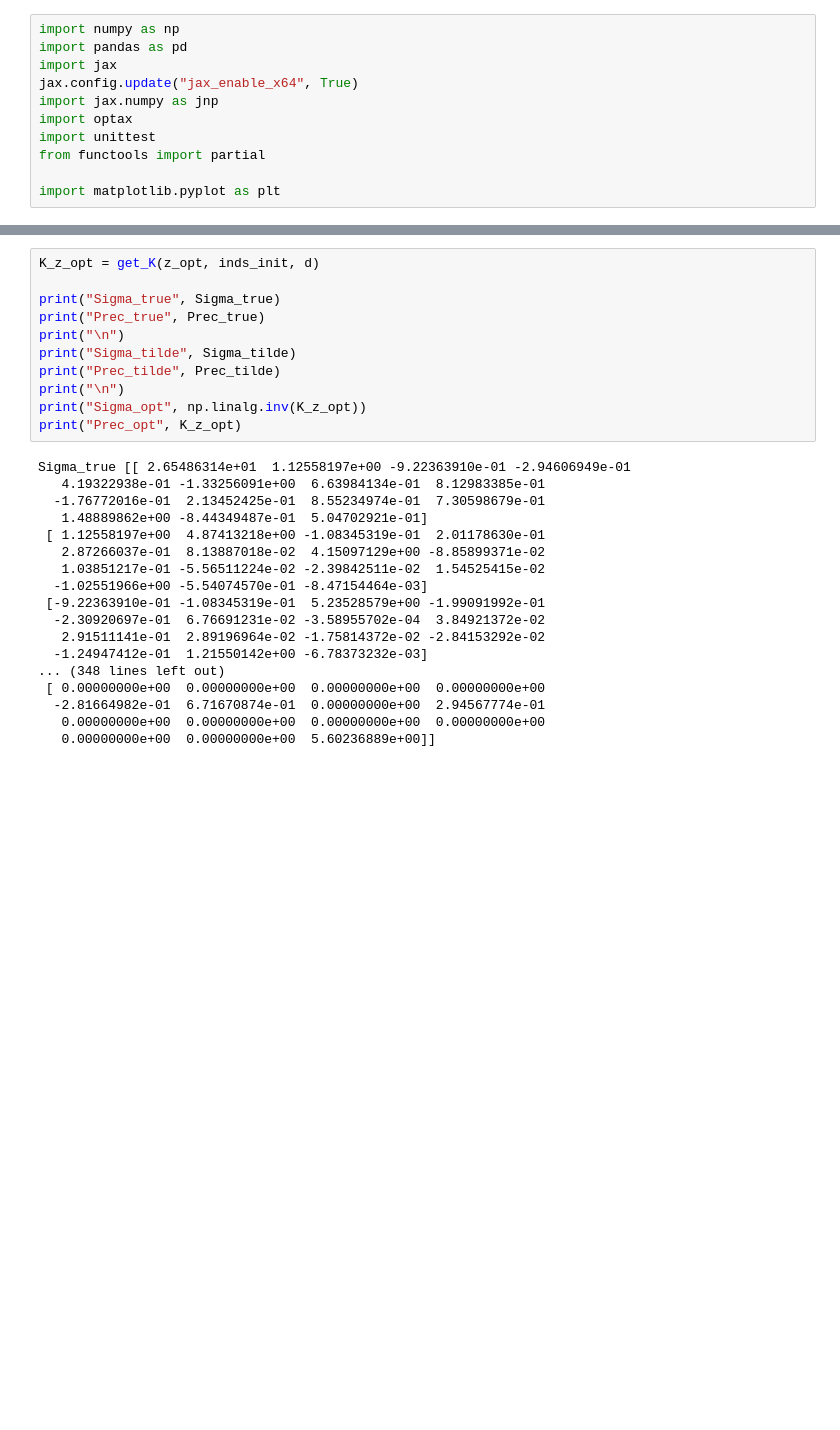
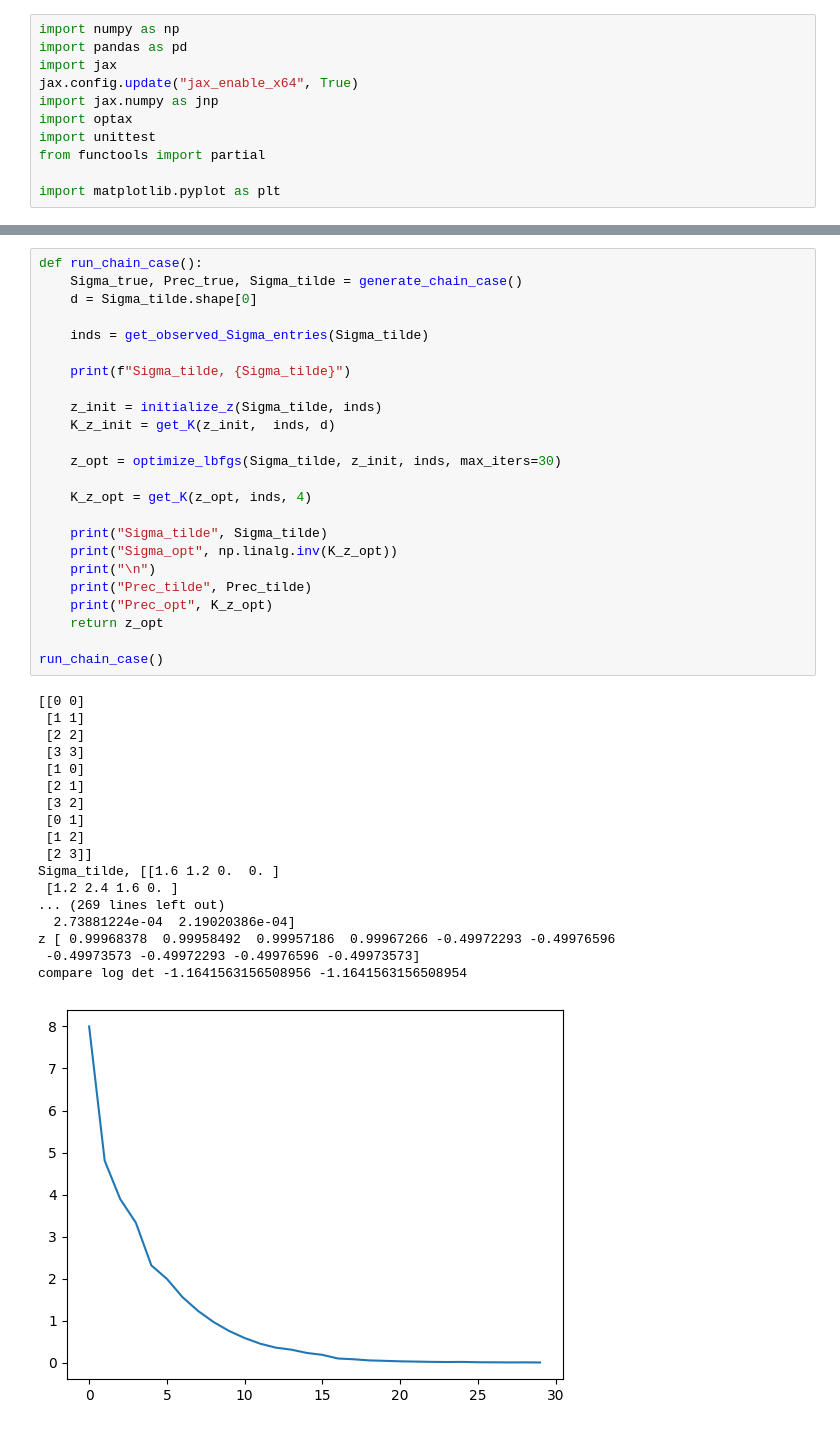
Before and after one commit to ceciliaferrando/private-ggm, a Jupyter notebook: PrivateGGM-notebook.ipynb, the cells around one changed output, grey strips where cells are left out. Drawn from its saved outputs; the diff is of its cells as text; blank space fills up the shorter version.

```diff
--- a/PrivateGGM-notebook.ipynb
+++ b/PrivateGGM-notebook.ipynb
@@ -403,29 +455,43 @@ Sigma_true, [[ 2.65486314e+01  1.12558197e+00 -9.22363910e-01 -2.94606949e-01
-# %%
-K_z_opt = get_K(z_opt, inds_init, d)
-
-print("Sigma_true", Sigma_true)
-print("Prec_true", Prec_true)
-print("\n")
-print("Sigma_tilde", Sigma_tilde)
-print("Prec_tilde", Prec_tilde)
-print("\n")
-print("Sigma_opt", np.linalg.inv(K_z_opt))
-print("Prec_opt", K_z_opt)
-# %% [output]
-Sigma_true [[ 2.65486314e+01  1.12558197e+00 -9.22363910e-01 -2.94606949e-01
-   4.19322938e-01 -1.33256091e+00  6.63984134e-01  8.12983385e-01
-  -1.76772016e-01  2.13452425e-01  8.55234974e-01  7.30598679e-01
-   1.48889862e+00 -8.44349487e-01  5.04702921e-01]
- [ 1.12558197e+00  4.87413218e+00 -1.08345319e-01  2.01178630e-01
-   2.87266037e-01  8.13887018e-02  4.15097129e+00 -8.85899371e-02
-   1.03851217e-01 -5.56511224e-02 -2.39842511e-02  1.54525415e-02
-  -1.02551966e+00 -5.54074570e-01 -8.47154464e-03]
- [-9.22363910e-01 -1.08345319e-01  5.23528579e+00 -1.99091992e-01
-  -2.30920697e-01  6.76691231e-02 -3.58955702e-04  3.84921372e-02
-   2.91511141e-01  2.89196964e-02 -1.75814372e-02 -2.84153292e-02
-  -1.24947412e-01  1.21550142e+00 -6.78373232e-03]
-... (348 lines left out)
- [ 0.00000000e+00  0.00000000e+00  0.00000000e+00  0.00000000e+00
-  -2.81664982e-01  6.71670874e-01  0.00000000e+00  2.94567774e-01
-   0.00000000e+00  0.00000000e+00  0.00000000e+00  0.00000000e+00
-   0.00000000e+00  0.00000000e+00  5.60236889e+00]]
+# %%
+def run_chain_case():
+    Sigma_true, Prec_true, Sigma_tilde = generate_chain_case()
+    d = Sigma_tilde.shape[0]
+
+    inds = get_observed_Sigma_entries(Sigma_tilde)
+
+    print(f"Sigma_tilde, {Sigma_tilde}")
+
+    z_init = initialize_z(Sigma_tilde, inds)
+    K_z_init = get_K(z_init,  inds, d)
+
+    z_opt = optimize_lbfgs(Sigma_tilde, z_init, inds, max_iters=30)
+
+    K_z_opt = get_K(z_opt, inds, 4)
+
+    print("Sigma_tilde", Sigma_tilde)
+    print("Sigma_opt", np.linalg.inv(K_z_opt))
+    print("\n")
+    print("Prec_tilde", Prec_tilde)
+    print("Prec_opt", K_z_opt)
+    return z_opt
+
+run_chain_case()
+# %% [output]
+[[0 0]
+ [1 1]
+ [2 2]
+ [3 3]
+ [1 0]
+ [2 1]
+ [3 2]
+ [0 1]
+ [1 2]
+ [2 3]]
+Sigma_tilde, [[1.6 1.2 0.  0. ]
+ [1.2 2.4 1.6 0. ]
+... (269 lines left out)
+  2.73881224e-04  2.19020386e-04]
+z [ 0.99968378  0.99958492  0.99957186  0.99967266 -0.49972293 -0.49976596
+ -0.49973573 -0.49972293 -0.49976596 -0.49973573]
+compare log det -1.1641563156508956 -1.1641563156508954
+[figure, added]
```
Also changed, not shown: parts of 5 cells of this notebook.
